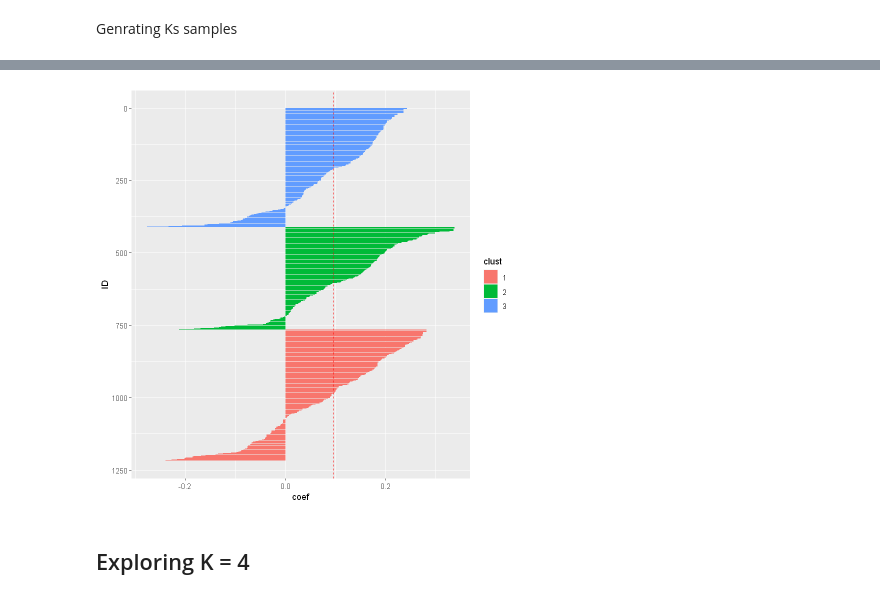
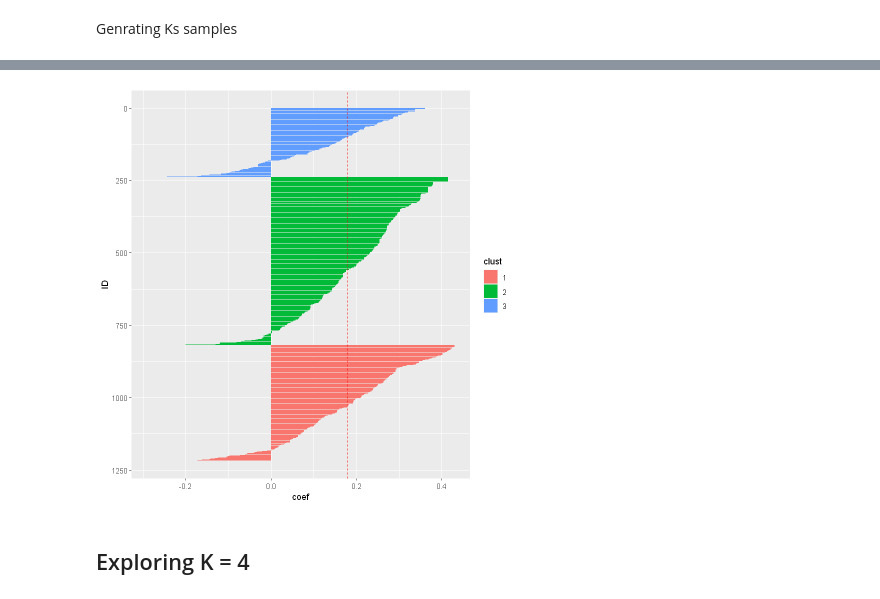
Before and after one commit to LASOS-INT/Barreiras-e-Facilitadores, a Jupyter notebook: R-notebooks/barriers_unsupervised_analysis.ipynb, the cells around one changed output, grey strips where cells are left out. Cells and saved outputs as stored; diff of their text form; code cells hidden in the pictures.

```diff
--- a/R-notebooks/barriers_unsupervised_analysis.ipynb
+++ b/R-notebooks/barriers_unsupervised_analysis.ipynb
@@ -265,12 +257,18 @@ A data.frame: 6 × 3
 # %%
+silhoutte_result <-  silhouette_values(num_clusters=3, df=df_during, diss_matrix=dissimilarity_matrix, iters=200, s=13)
+coef_data <- data.frame(coef=silhoutte_result[[2]], clust=silhoutte_result[[3]]$cluster)
+coef_data <- coef_data[order(coef_data$coef, decreasing=TRUE), ]
+coef_data <- coef_data[order(coef_data$clust, decreasing=TRUE), ]
+coef_data$clust <- as.factor(coef_data$clust )
+coef_data$ID <- seq.int(nrow(coef_data))
 
 ggplot(data = coef_data, aes(y=coef, x=ID, fill=clust)) +
   geom_bar(stat = "identity") +
   geom_hline(yintercept=mean(coef_data$coef), linetype="dashed", color = "red") +
   coord_flip() +
   scale_x_reverse()
 # %% [output]
-[figure, old version]
+[figure, new version]
 # %% [markdown]
 ## Exploring K = 4
 # %% [markdown]
```
Also changed, not shown: parts of 15 cells of this notebook, 2 other files.
